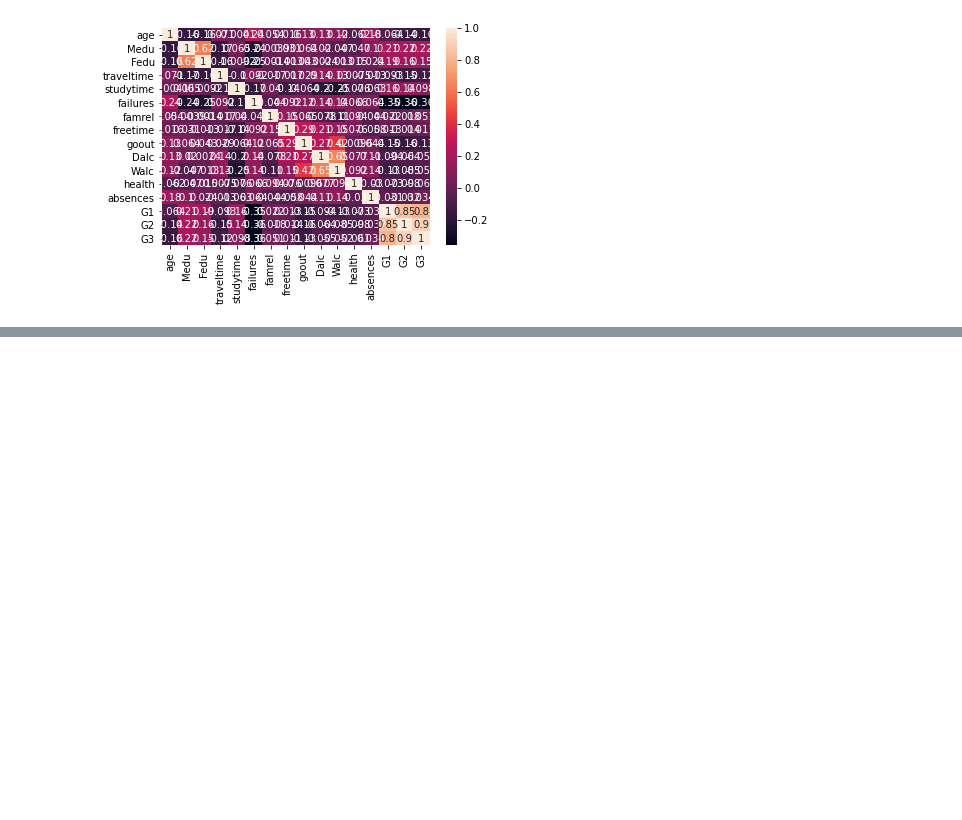
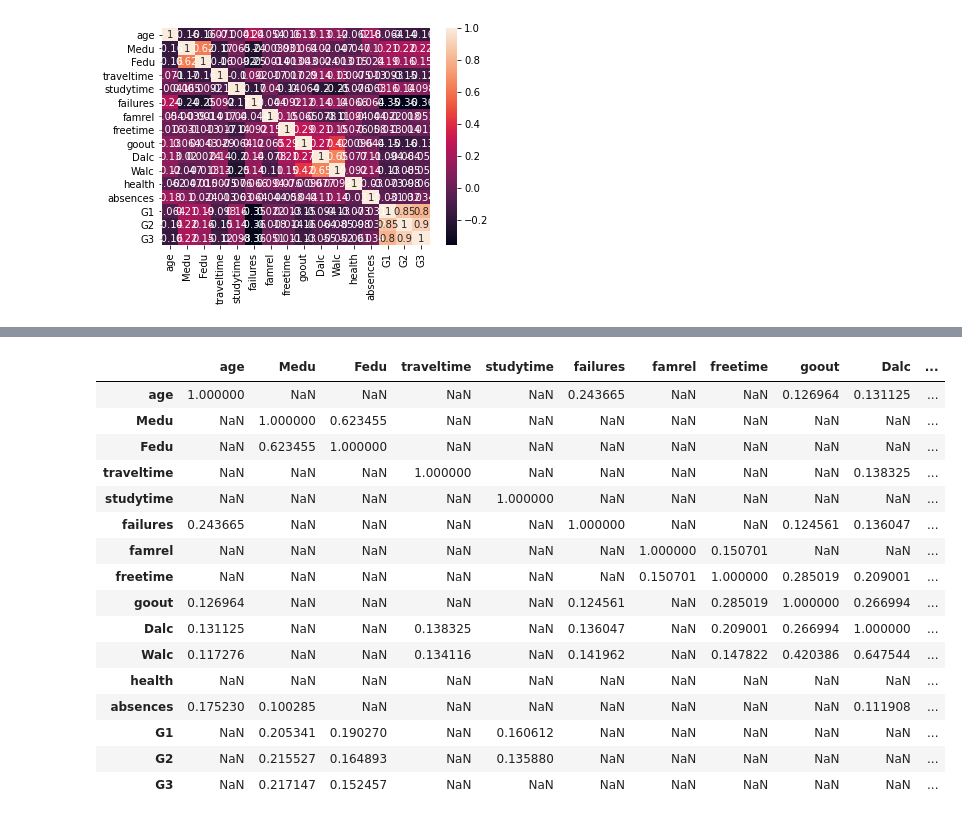
Before and after one commit to abhi12ravi/ai-education, a Jupyter notebook: correlation-matrix.ipynb, the cells around one changed output, grey strips where cells are left out. Drawn from its saved outputs; the diff is of its cells as text; code cells hidden in the pictures; blank space fills up the shorter version.

```diff
--- a/correlation-matrix.ipynb
+++ b/correlation-matrix.ipynb
@@ -50,0 +75,21 @@ plt.show()
+# %%
+threshold = 0.1
+corrMatrix[(corrMatrix > threshold)]
+# %% [output]
+|  | age | Medu | Fedu | traveltime | studytime | failures | famrel | freetime | goout | Dalc | ... |
+| age | 1.000000 | NaN | NaN | NaN | NaN | 0.243665 | NaN | NaN | 0.126964 | 0.131125 | ... |
+| Medu | NaN | 1.000000 | 0.623455 | NaN | NaN | NaN | NaN | NaN | NaN | NaN | ... |
+| Fedu | NaN | 0.623455 | 1.000000 | NaN | NaN | NaN | NaN | NaN | NaN | NaN | ... |
+| traveltime | NaN | NaN | NaN | 1.000000 | NaN | NaN | NaN | NaN | NaN | 0.138325 | ... |
+| studytime | NaN | NaN | NaN | NaN | 1.000000 | NaN | NaN | NaN | NaN | NaN | ... |
+| failures | 0.243665 | NaN | NaN | NaN | NaN | 1.000000 | NaN | NaN | 0.124561 | 0.136047 | ... |
+| famrel | NaN | NaN | NaN | NaN | NaN | NaN | 1.000000 | 0.150701 | NaN | NaN | ... |
+| freetime | NaN | NaN | NaN | NaN | NaN | NaN | 0.150701 | 1.000000 | 0.285019 | 0.209001 | ... |
+| goout | 0.126964 | NaN | NaN | NaN | NaN | 0.124561 | NaN | 0.285019 | 1.000000 | 0.266994 | ... |
+| Dalc | 0.131125 | NaN | NaN | 0.138325 | NaN | 0.136047 | NaN | 0.209001 | 0.266994 | 1.000000 | ... |
+| Walc | 0.117276 | NaN | NaN | 0.134116 | NaN | 0.141962 | NaN | 0.147822 | 0.420386 | 0.647544 | ... |
+| health | NaN | NaN | NaN | NaN | NaN | NaN | NaN | NaN | NaN | NaN | ... |
+| absences | 0.175230 | 0.100285 | NaN | NaN | NaN | NaN | NaN | NaN | NaN | 0.111908 | ... |
+| G1 | NaN | 0.205341 | 0.190270 | NaN | 0.160612 | NaN | NaN | NaN | NaN | NaN | ... |
+| G2 | NaN | 0.215527 | 0.164893 | NaN | 0.135880 | NaN | NaN | NaN | NaN | NaN | ... |
+| G3 | NaN | 0.217147 | 0.152457 | NaN | NaN | NaN | NaN | NaN | NaN | NaN | ... |
```
Also changed, not shown: parts of 7 cells of this notebook.
